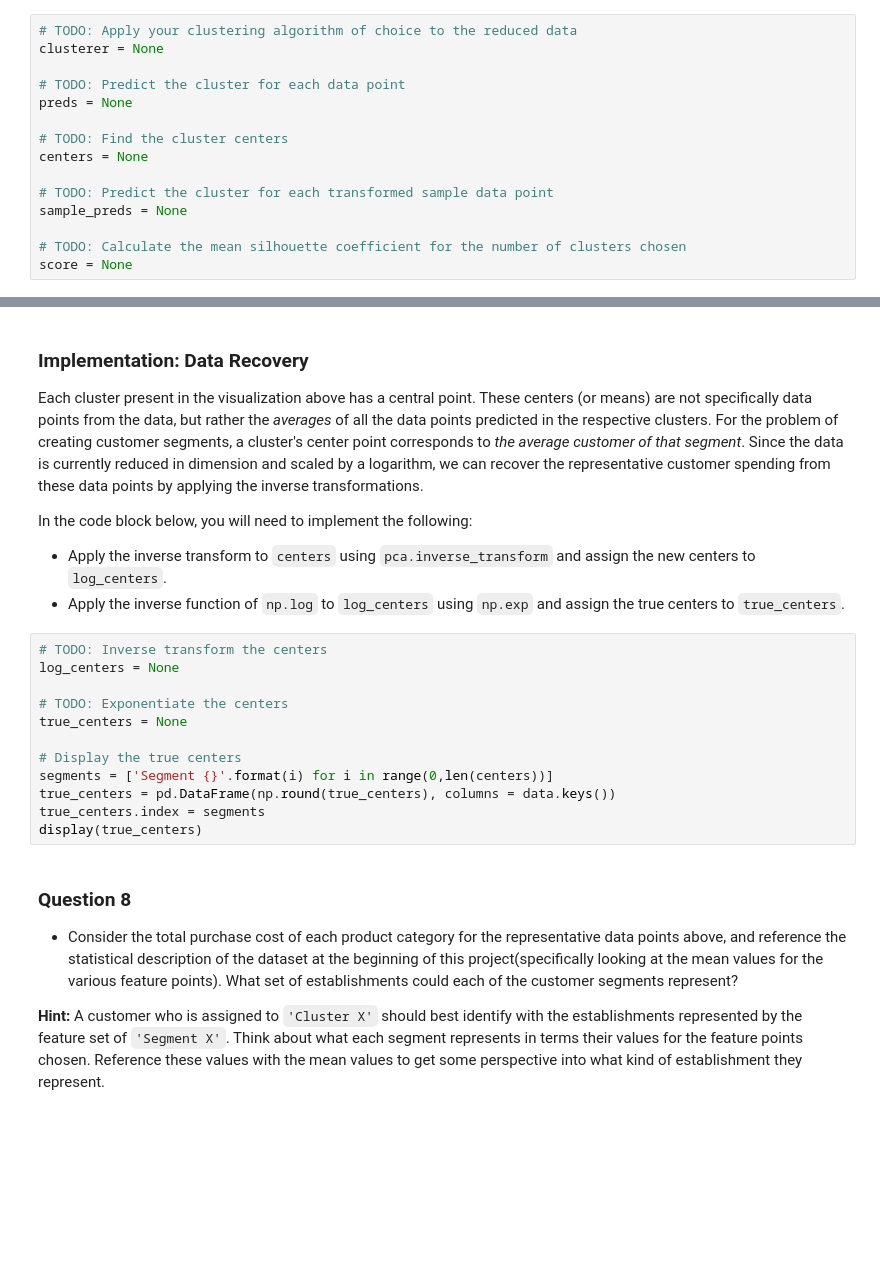
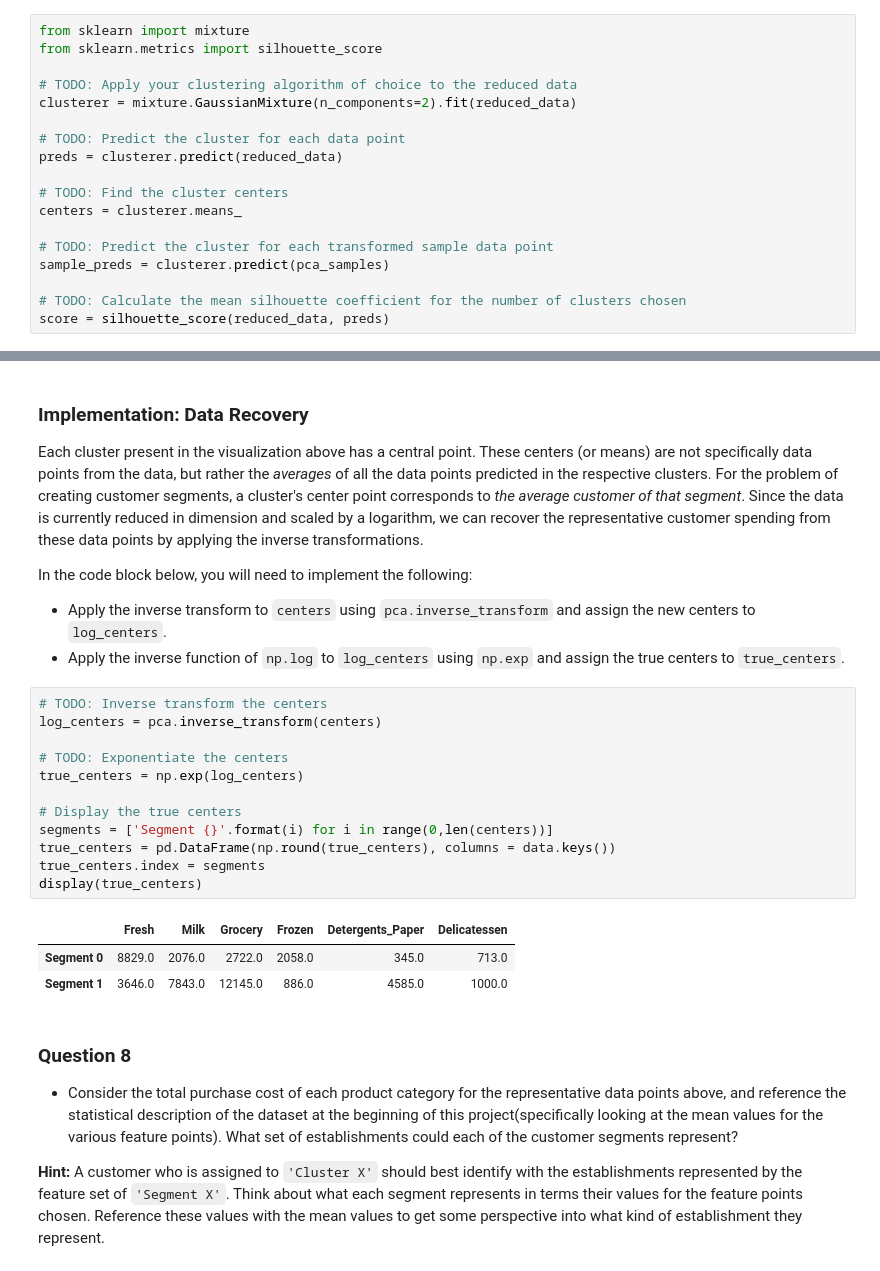
Before and after one commit to ezhilvendhan/customer_segments, a Jupyter notebook: customer_segments.ipynb, the cells around one changed output, grey strips where cells are left out. Saved outputs shown, nothing was run; the diff lists cells and outputs as text; blank space fills up the shorter version.

```diff
--- a/customer_segments.ipynb
+++ b/customer_segments.ipynb
@@ -465,15 +506,18 @@ In the code block below, you will need to implement the following:
 # %%
+from sklearn import mixture
+from sklearn.metrics import silhouette_score
+
 # TODO: Apply your clustering algorithm of choice to the reduced data
-clusterer = None
+clusterer = mixture.GaussianMixture(n_components=2).fit(reduced_data)
 
 # TODO: Predict the cluster for each data point
-preds = None
+preds = clusterer.predict(reduced_data)
 
 # TODO: Find the cluster centers
-centers = None
+centers = clusterer.means_
 
 # TODO: Predict the cluster for each transformed sample data point
-sample_preds = None
+sample_preds = clusterer.predict(pca_samples)
 
 # TODO: Calculate the mean silhouette coefficient for the number of clusters chosen
-score = None
+score = silhouette_score(reduced_data, preds)
@@ -499,16 +597,20 @@ In the code block below, you will need to implement the following:
  - Apply the inverse function of `np.log` to `log_centers` using `np.exp` and assign the true centers to `true_centers`.
 # %%
 # TODO: Inverse transform the centers
-log_centers = None
+log_centers = pca.inverse_transform(centers)
 
 # TODO: Exponentiate the centers
-true_centers = None
+true_centers = np.exp(log_centers)
 
 # Display the true centers
 segments = ['Segment {}'.format(i) for i in range(0,len(centers))]
 true_centers = pd.DataFrame(np.round(true_centers), columns = data.keys())
 true_centers.index = segments
 display(true_centers)
+# %% [output]
+|  | Fresh | Milk | Grocery | Frozen | Detergents_Paper | Delicatessen |
+| Segment 0 | 8829.0 | 2076.0 | 2722.0 | 2058.0 | 345.0 | 713.0 |
+| Segment 1 | 3646.0 | 7843.0 | 12145.0 | 886.0 | 4585.0 | 1000.0 |
 # %% [markdown]
 ### Question 8
 
```
Also changed, not shown: parts of 23 cells of this notebook.
